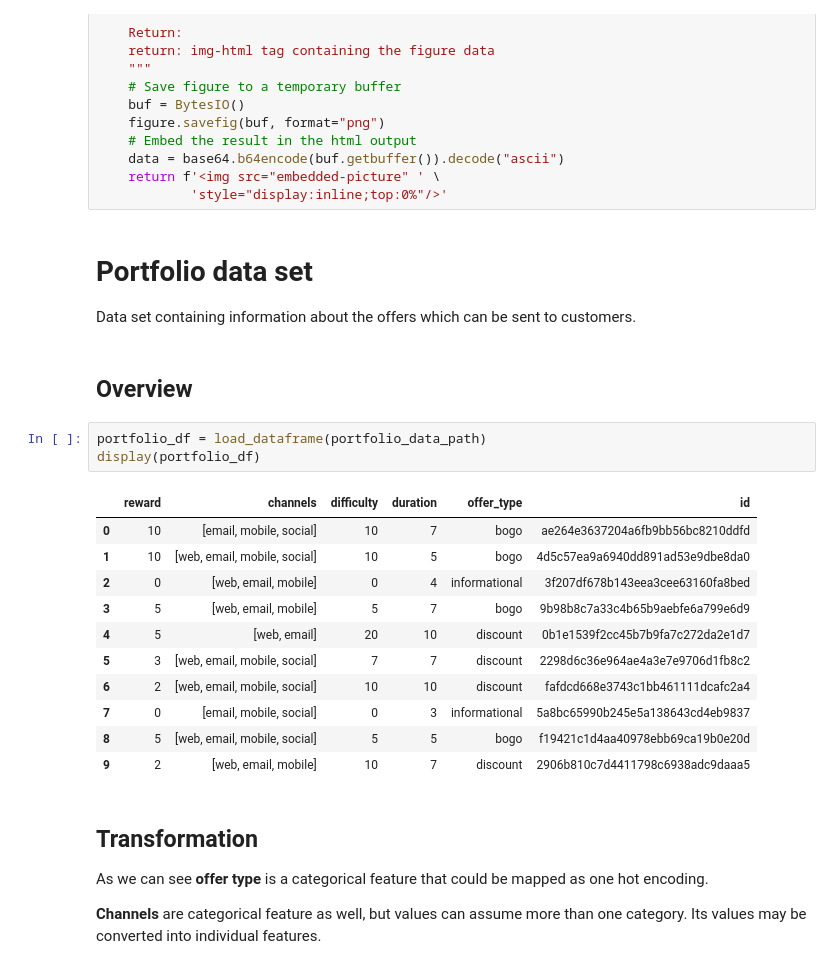
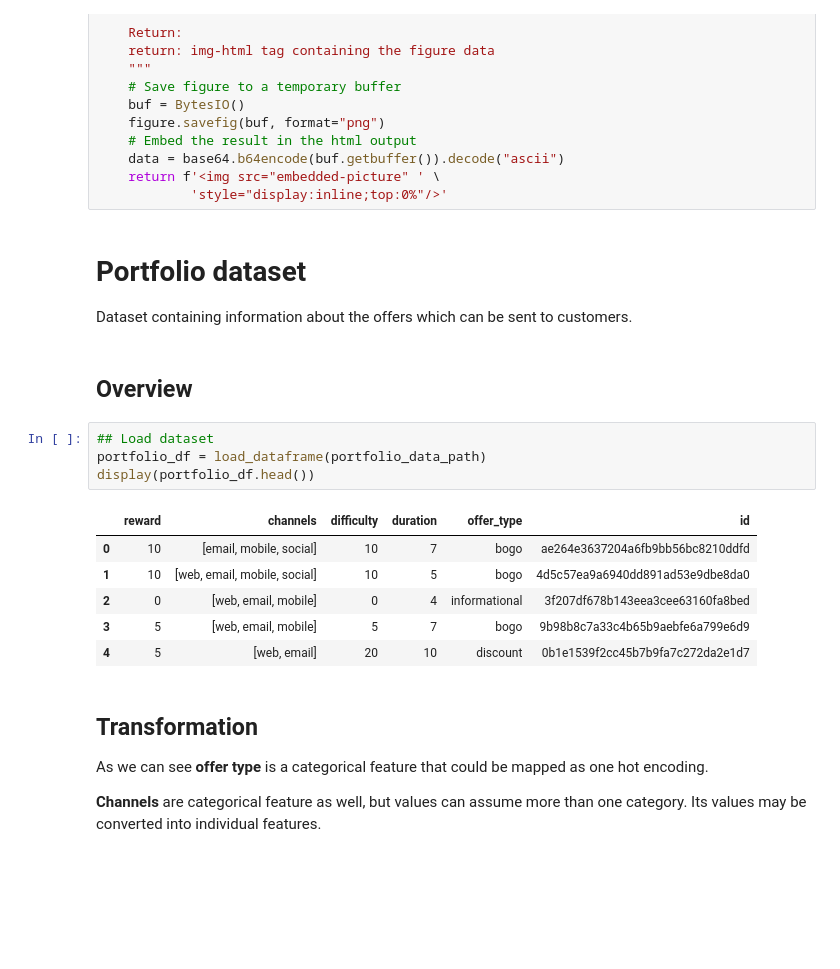
Before and after one commit to silviomori/udacity-machine-learning-capstone-starbucks, a Jupyter notebook: FeatureEngineering.ipynb, the cells around one changed output. Drawn from its saved outputs; the diff is of its cells as text; blank space fills up the shorter version.

```diff
--- a/FeatureEngineering.ipynb
+++ b/FeatureEngineering.ipynb
@@ -56,25 +56,21 @@ def convert_fig_to_html(figure):
     return f'<img src="embedded-picture" ' \
             'style="display:inline;top:0%"/>'
 # %% [markdown]
-# Portfolio data set
-Data set containing information about the offers which can be sent to customers.
+# Portfolio dataset
+Dataset containing information about the offers which can be sent to customers.
 # %% [markdown]
 ## Overview
 # %%
+## Load dataset
 portfolio_df = load_dataframe(portfolio_data_path)
-display(portfolio_df)
+display(portfolio_df.head())
 # %% [output]
 |  | reward | channels | difficulty | duration | offer_type | id |
 | 0 | 10 | [email, mobile, social] | 10 | 7 | bogo | ae264e3637204a6fb9bb56bc8210ddfd |
 | 1 | 10 | [web, email, mobile, social] | 10 | 5 | bogo | 4d5c57ea9a6940dd891ad53e9dbe8da0 |
 | 2 | 0 | [web, email, mobile] | 0 | 4 | informational | 3f207df678b143eea3cee63160fa8bed |
 | 3 | 5 | [web, email, mobile] | 5 | 7 | bogo | 9b98b8c7a33c4b65b9aebfe6a799e6d9 |
 | 4 | 5 | [web, email] | 20 | 10 | discount | 0b1e1539f2cc45b7b9fa7c272da2e1d7 |
-| 5 | 3 | [web, email, mobile, social] | 7 | 7 | discount | 2298d6c36e964ae4a3e7e9706d1fb8c2 |
-| 6 | 2 | [web, email, mobile, social] | 10 | 10 | discount | fafdcd668e3743c1bb461111dcafc2a4 |
-| 7 | 0 | [email, mobile, social] | 0 | 3 | informational | 5a8bc65990b245e5a138643cd4eb9837 |
-| 8 | 5 | [web, email, mobile, social] | 5 | 5 | bogo | f19421c1d4aa40978ebb69ca19b0e20d |
-| 9 | 2 | [web, email, mobile] | 10 | 7 | discount | 2906b810c7d4411798c6938adc9daaa5 |
 # %% [markdown]
 ## Transformation
 As we can see **offer type** is a categorical feature that could be mapped as one hot encoding.
```
Also changed, not shown: parts of 7 cells of this notebook.
